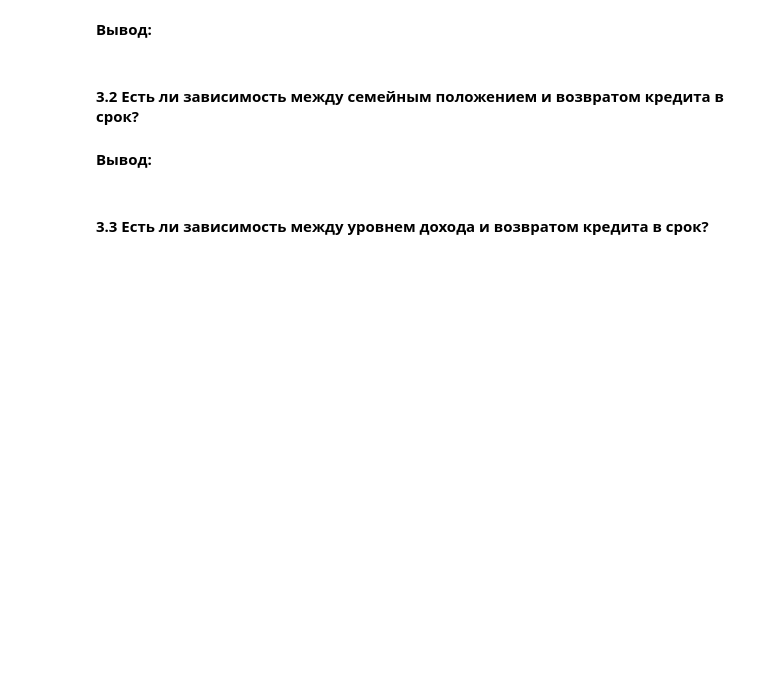
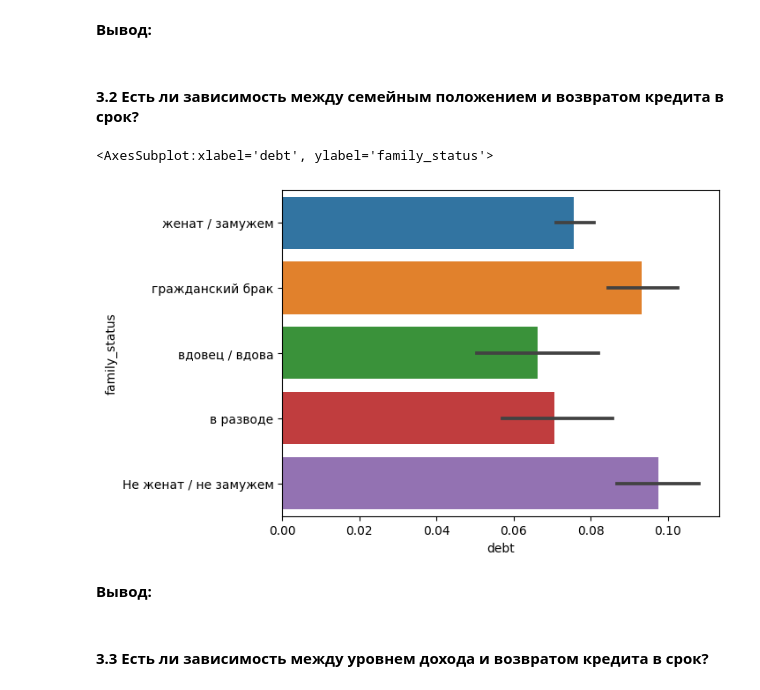
Before and after one commit to ndelenyan/practicum, a Jupyter notebook: sprint4/sprint4.ipynb, the cells around one changed output. Drawn from its saved outputs; the diff is of its cells as text; code cells hidden in the pictures; blank space fills up the shorter version.

```diff
--- a/sprint4/sprint4.ipynb
+++ b/sprint4/sprint4.ipynb
@@ -305,7 +288,11 @@ TypeError: bad operand type for unary -: 'list'
 # %% [markdown]
 #### 3.2 Есть ли зависимость между семейным положением и возвратом кредита в срок?
 # %%
-# Ваш код будет здесь. Вы можете создавать новые ячейки.
+a = data.groupby('family_status_id')['debt'].mean()
+sb.barplot(data=data, x='debt', y='family_status', orient='h')
+# %% [output]
+<AxesSubplot:xlabel='debt', ylabel='family_status'>
+[figure, added]
 # %% [markdown]
 **Вывод:**
 # %% [markdown]
```
Also changed, not shown: parts of 11 cells of this notebook.
